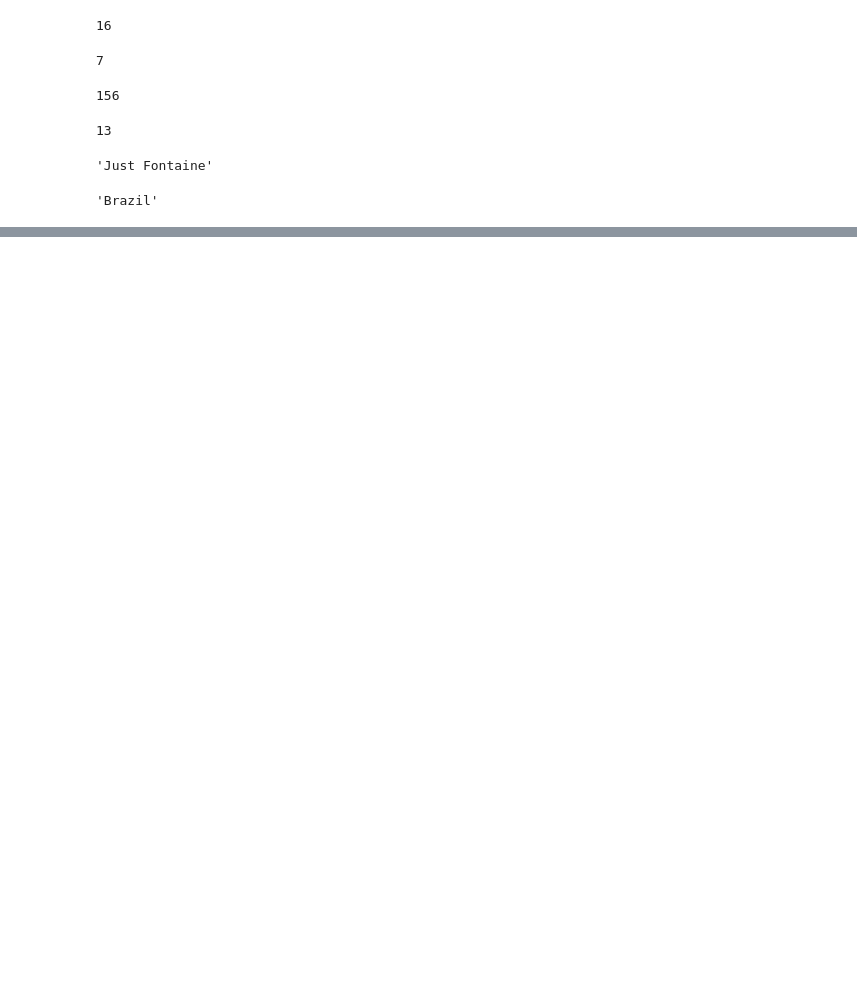
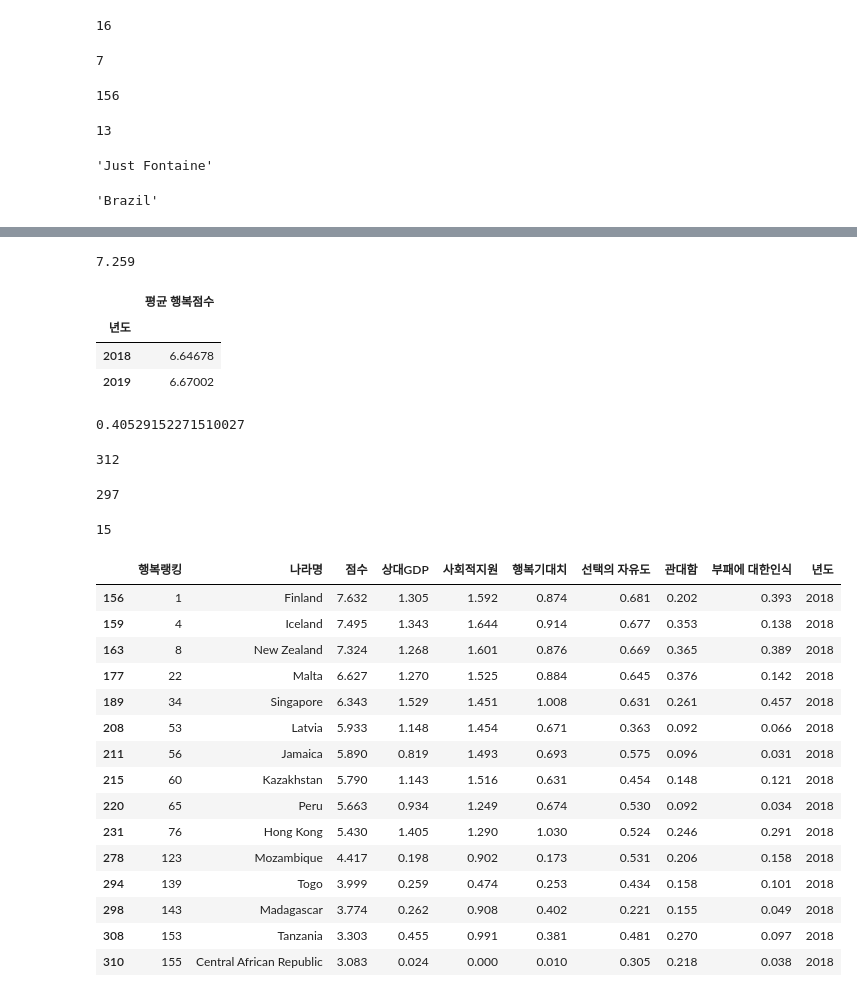
Before and after one commit to hyeongjin-kim-dev/Myworkspace, a Jupyter notebook: CodingTest & BigdataCertification/다양한 전처리 예시 및 정리.ipynb, the cells around one changed output, grey strips where cells are left out. Cells and saved outputs as stored; diff of their text form; code cells hidden in the pictures; blank space fills up the shorter version.

```diff
--- a/CodingTest & BigdataCertification/다양한 전처리 예시 및 정리.ipynb
+++ b/CodingTest & BigdataCertification/다양한 전처리 예시 및 정리.ipynb
@@ -432,0 +587,4 @@ df2[df2['LenCup']==1]['Country'].value_counts().index[0]
+# %%
+import pandas as pd
+data =pd.read_csv('https://raw.githubusercontent.com/Datamanim/datarepo/main/happy2/happiness.csv',encoding='utf-8')
+data.head()
@@ -432,0 +598,48 @@ df2[df2['LenCup']==1]['Country'].value_counts().index[0]
+# %%
+#데이터는 2018년도와 2019년도의 전세계 행복 지수를 표현한다. 각년도의 행복랭킹 10위를 차지한 나라의 행복점수의 평균을 구하여라
+
+data[data['행복랭킹']==10]['점수'].mean()
+# %% [output]
+7.259
+# %%
+# 데이터는 2018년도와 2019년도의 전세계 행복 지수를 표현한다.
+# 각년도의 행복랭킹 50위이내의 나라들의 각각의 행복점수 평균을 데이터프레임으로 표시하라
+data[data['행복랭킹']<=50].groupby('년도')['점수'].mean().to_frame(name='평균 행복점수')
+# %% [output]
+|  | 평균 행복점수 |
+| 년도 |  |
+| 2018 | 6.64678 |
+| 2019 | 6.67002 |
+# %%
+#2018년도 데이터들만 추출하여 행복점수와 부패에 대한 인식에 대한 상관계수를 구하여라
+data[data['년도']==2018][['점수','부패에 대한인식']].corr().iloc[0,1]
+# %% [output]
+0.40529152271510027
+# %%
+# 2018년도와 2019년도의 행복랭킹이 변화하지 않은 나라명의 수를 구하여라
+display(len(data[['행복랭킹','나라명']])) # 전체 데이터 수
+display(len(data[['행복랭킹','나라명']].drop_duplicates())) # 중복을 제거 한 데이터 (여기서 중복 데이터는 행복랭킹이 변화하지 않은 데이터)
+len(data[['행복랭킹','나라명']])- len(data[['행복랭킹','나라명']].drop_duplicates())
+# %% [output]
+312
+297
+15
+# %%
+data[data[['행복랭킹','나라명']].duplicated()] # 중복된 데이터
+# %% [output]
+|  | 행복랭킹 | 나라명 | 점수 | 상대GDP | 사회적지원 | 행복기대치 | 선택의 자유도 | 관대함 | 부패에 대한인식 | 년도 |
+| 156 | 1 | Finland | 7.632 | 1.305 | 1.592 | 0.874 | 0.681 | 0.202 | 0.393 | 2018 |
+| 159 | 4 | Iceland | 7.495 | 1.343 | 1.644 | 0.914 | 0.677 | 0.353 | 0.138 | 2018 |
+| 163 | 8 | New Zealand | 7.324 | 1.268 | 1.601 | 0.876 | 0.669 | 0.365 | 0.389 | 2018 |
+| 177 | 22 | Malta | 6.627 | 1.270 | 1.525 | 0.884 | 0.645 | 0.376 | 0.142 | 2018 |
+| 189 | 34 | Singapore | 6.343 | 1.529 | 1.451 | 1.008 | 0.631 | 0.261 | 0.457 | 2018 |
+| 208 | 53 | Latvia | 5.933 | 1.148 | 1.454 | 0.671 | 0.363 | 0.092 | 0.066 | 2018 |
+| 211 | 56 | Jamaica | 5.890 | 0.819 | 1.493 | 0.693 | 0.575 | 0.096 | 0.031 | 2018 |
+| 215 | 60 | Kazakhstan | 5.790 | 1.143 | 1.516 | 0.631 | 0.454 | 0.148 | 0.121 | 2018 |
+| 220 | 65 | Peru | 5.663 | 0.934 | 1.249 | 0.674 | 0.530 | 0.092 | 0.034 | 2018 |
+| 231 | 76 | Hong Kong | 5.430 | 1.405 | 1.290 | 1.030 | 0.524 | 0.246 | 0.291 | 2018 |
+| 278 | 123 | Mozambique | 4.417 | 0.198 | 0.902 | 0.173 | 0.531 | 0.206 | 0.158 | 2018 |
+| 294 | 139 | Togo | 3.999 | 0.259 | 0.474 | 0.253 | 0.434 | 0.158 | 0.101 | 2018 |
+| 298 | 143 | Madagascar | 3.774 | 0.262 | 0.908 | 0.402 | 0.221 | 0.155 | 0.049 | 2018 |
+| 308 | 153 | Tanzania | 3.303 | 0.455 | 0.991 | 0.381 | 0.481 | 0.270 | 0.097 | 2018 |
+| 310 | 155 | Central African Republic | 3.083 | 0.024 | 0.000 | 0.010 | 0.305 | 0.218 | 0.038 | 2018 |
```
Also changed, not shown: parts of 44 cells of this notebook.
